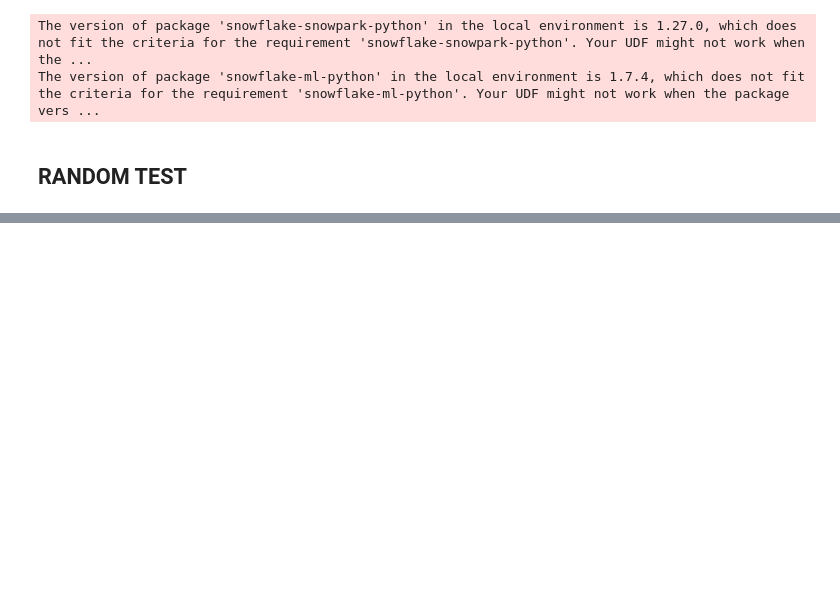
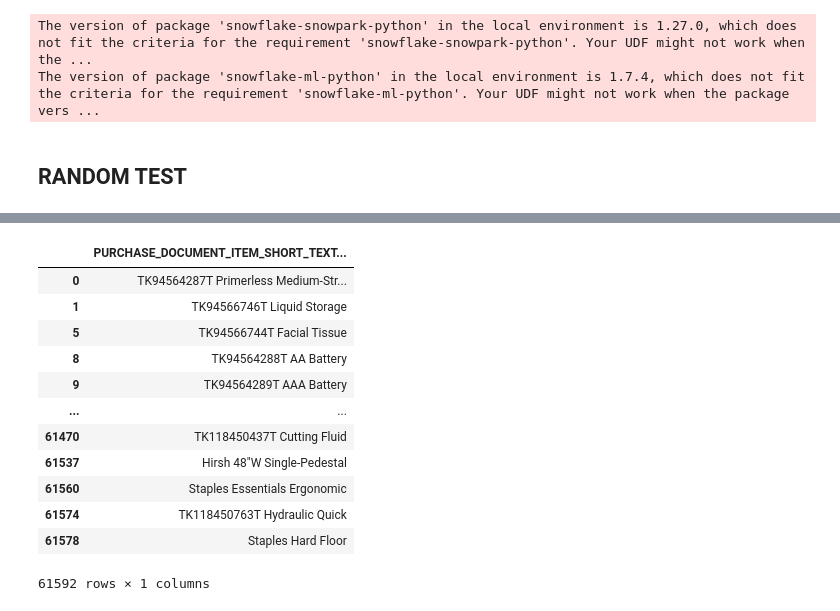
Before and after one commit to chitrakumarsai-inv/purchasing_anomaly, a Jupyter notebook: notebooks/snowflake_version.ipynb, the cells around one changed output, grey strips where cells are left out. Drawn from its saved outputs; the diff is of its cells as text; code cells hidden in the pictures; blank space fills up the shorter version.

```diff
--- a/notebooks/snowflake_version.ipynb
+++ b/notebooks/snowflake_version.ipynb
@@ -883,0 +1007,16 @@ SnowparkSQLException: (1304): 01ba7644-0002-7255-0002-b30e8ab2d2c2: 100038 (2201
+# %%
+df[['PURCHASE_DOCUMENT_ITEM_SHORT_TEXT_sample_test']]
+# %% [output]
+|  | PURCHASE_DOCUMENT_ITEM_SHORT_TEXT... |
+| 0 | TK94564287T Primerless Medium-Str... |
+| 1 | TK94566746T Liquid Storage |
+| 5 | TK94566744T Facial Tissue |
+| 8 | TK94564288T AA Battery |
+| 9 | TK94564289T AAA Battery |
+| ... | ... |
+| 61470 | TK118450437T Cutting Fluid |
+| 61537 | Hirsh 48"W Single-Pedestal |
+| 61560 | Staples Essentials Ergonomic |
+| 61574 | TK118450763T Hydraulic Quick |
+| 61578 | Staples Hard Floor |
+61592 rows × 1 columns
```
Also changed, not shown: parts of 12 cells of this notebook, 2 other files.
